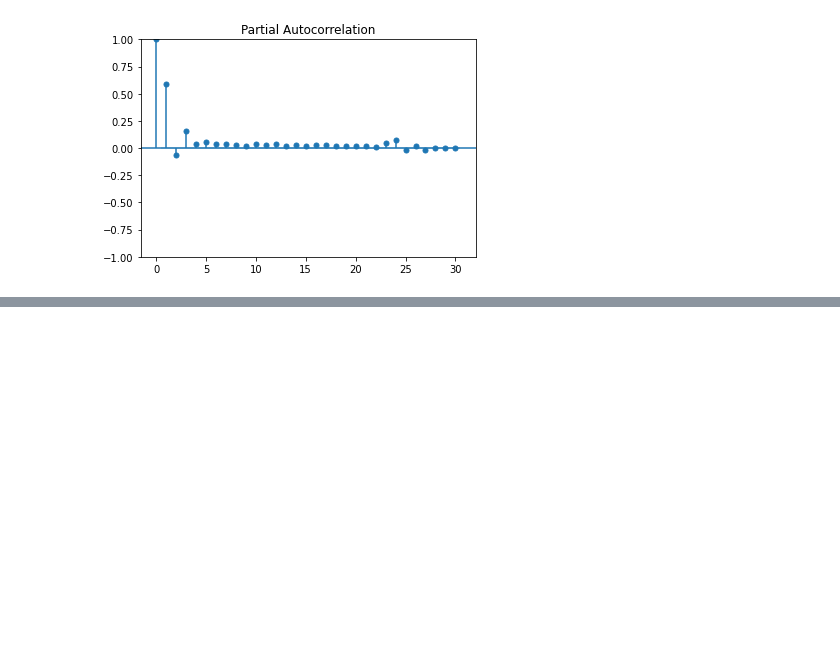
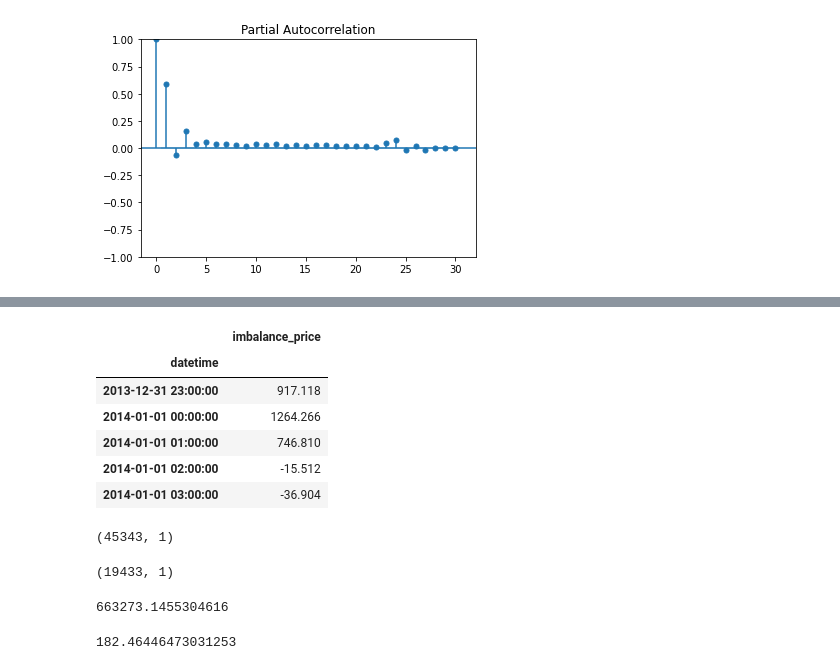
Before and after one commit to Windbenders/capstone_energy, a Jupyter notebook: notebooks/model_arima.ipynb, the cells around one changed output, grey strips where cells are left out. Drawn from its saved outputs; the diff is of its cells as text; code cells hidden in the pictures; blank space fills up the shorter version.

Commit message:
arima 1 (#64)
Co-authored-by: Laurent Hartmann <laurenthartmann.03@gmail.com>

```diff
--- a/notebooks/model_arima.ipynb
+++ b/notebooks/model_arima.ipynb
@@ -29,0 +100,24 @@ pacf = plot_pacf(train['1'], lags=30)
+# %%
+train.head()
+# %% [output]
+|  | imbalance_price |
+| datetime |  |
+| 2013-12-31 23:00:00 | 917.118 |
+| 2014-01-01 00:00:00 | 1264.266 |
+| 2014-01-01 01:00:00 | 746.810 |
+| 2014-01-01 02:00:00 | -15.512 |
+| 2014-01-01 03:00:00 | -36.904 |
+# %%
+train.shape
+# %% [output]
+(45343, 1)
+# %%
+test.shape
+# %% [output]
+(19433, 1)
+# %%
+model = ARIMA(train, order=(3,1,1))
+results = model.fit()
+results.aic
+# %% [output]
+663273.1455304616
@@ -29,0 +126,6 @@ pacf = plot_pacf(train['1'], lags=30)
+# %%
+# RMSE
+rmse = np.sqrt(mean_squared_error(test.iloc[0:1], forecast))
+rmse
+# %% [output]
+182.46446473031253
```
Also changed, not shown: parts of 18 cells of this notebook.
